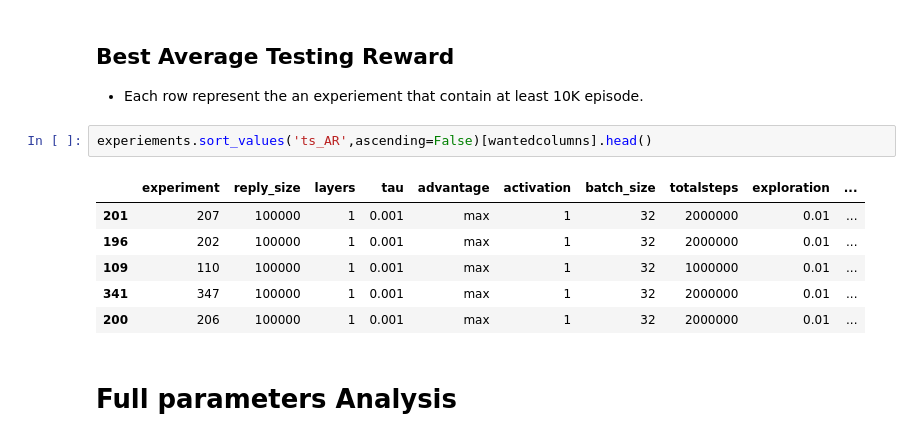
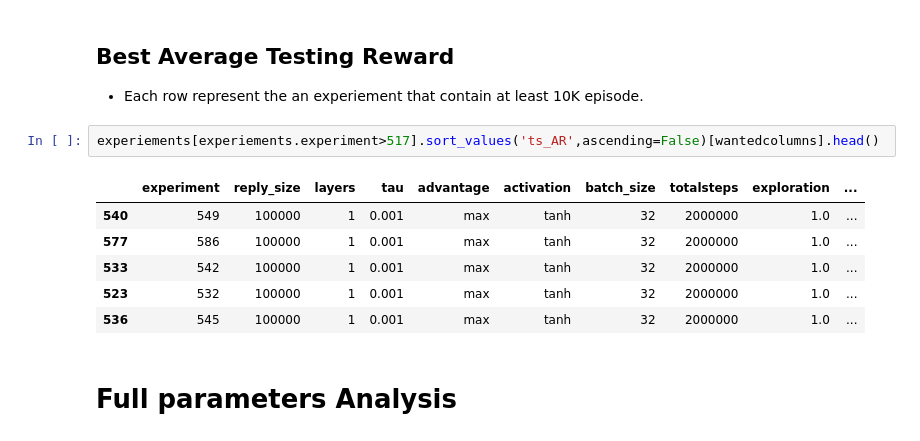
Before and after one commit to aqeel13932/APES_PT, a Jupyter notebook: output/Analysis.ipynb, the cells around one changed output. Saved outputs shown, nothing was run; the diff lists cells and outputs as text.

```diff
--- a/output/Analysis.ipynb
+++ b/output/Analysis.ipynb
@@ -185,14 +170,14 @@ Index(['experiment', 'reply_size', 'layers', 'tau', 'advantage', 'activation',
 ## Best Average Testing Reward
 * Each row represent the an experiement that contain at least 10K episode.
 # %%
-experiements.sort_values('ts_AR',ascending=False)[wantedcolumns].head()
+experiements[experiements.experiment>517].sort_values('ts_AR',ascending=False)[wantedcolumns].head()
 # %% [output]
 |  | experiment | reply_size | layers | tau | advantage | activation | batch_size | totalsteps | exploration | ... |
-| 201 | 207 | 100000 | 1 | 0.001 | max | 1 | 32 | 2000000 | 0.01 | ... |
-| 196 | 202 | 100000 | 1 | 0.001 | max | 1 | 32 | 2000000 | 0.01 | ... |
-| 109 | 110 | 100000 | 1 | 0.001 | max | 1 | 32 | 1000000 | 0.01 | ... |
-| 341 | 347 | 100000 | 1 | 0.001 | max | 1 | 32 | 2000000 | 0.01 | ... |
-| 200 | 206 | 100000 | 1 | 0.001 | max | 1 | 32 | 2000000 | 0.01 | ... |
+| 540 | 549 | 100000 | 1 | 0.001 | max | tanh | 32 | 2000000 | 1.0 | ... |
+| 577 | 586 | 100000 | 1 | 0.001 | max | tanh | 32 | 2000000 | 1.0 | ... |
+| 533 | 542 | 100000 | 1 | 0.001 | max | tanh | 32 | 2000000 | 1.0 | ... |
+| 523 | 532 | 100000 | 1 | 0.001 | max | tanh | 32 | 2000000 | 1.0 | ... |
+| 536 | 545 | 100000 | 1 | 0.001 | max | tanh | 32 | 2000000 | 1.0 | ... |
 # %% [markdown]
 # Full parameters Analysis
 # %% [markdown]
```
Also changed, not shown: parts of 17 cells of this notebook, 1 other file.
